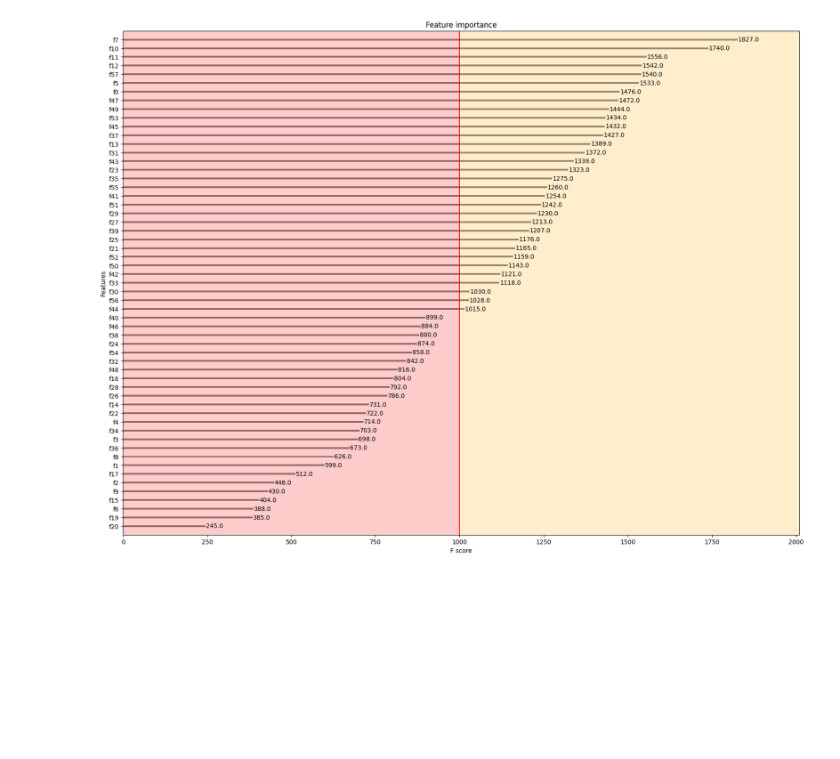
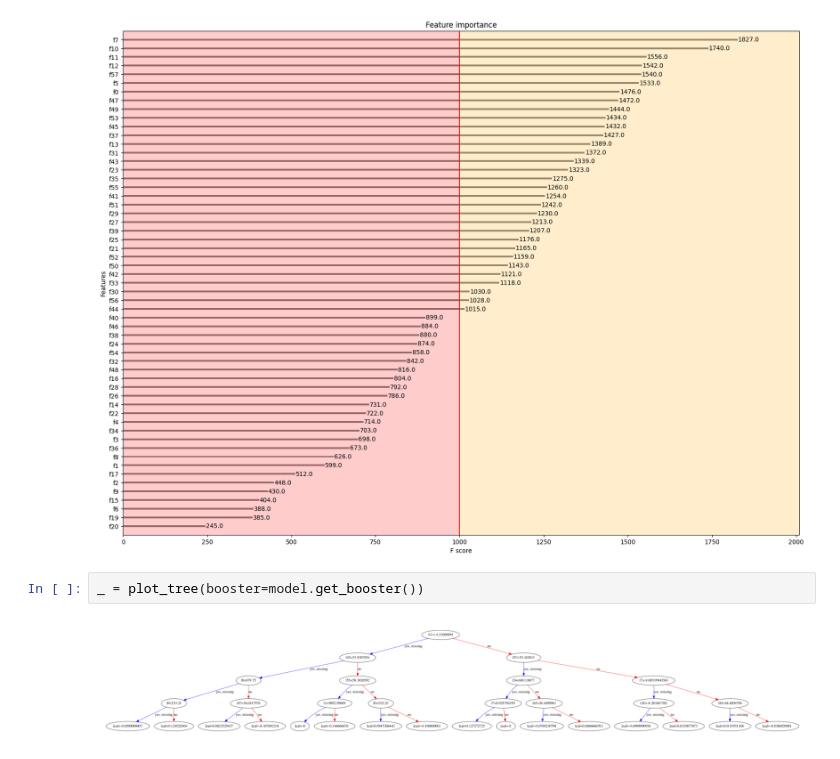
Before and after one commit to lcsrodriguez/cryptotrading, a Jupyter notebook: notebooks/ethereum_trading.ipynb, the cells around one changed output. Cells and saved outputs as stored; diff of their text form; blank space fills up the shorter version.

```diff
--- a/notebooks/ethereum_trading.ipynb
+++ b/notebooks/ethereum_trading.ipynb
@@ -423,3 +405,7 @@ _ = plt.axvspan(xmin=4000, xmax=6000, color="yellow", alpha=0.2)
 _ = plt.axvspan(xmin=6000, xmax=8000, color="green", alpha=0.2)
 # %% [output]
 [figure]
+# %%
+_ = plot_tree(booster=model.get_booster())
+# %% [output]
+[figure, added]
```
Also changed, not shown: parts of 19 cells of this notebook, 1 other file.
